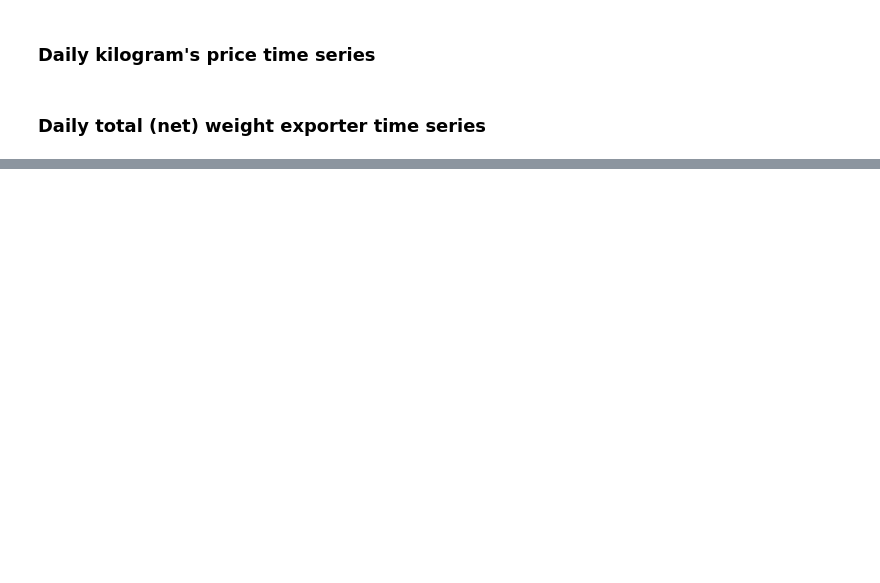
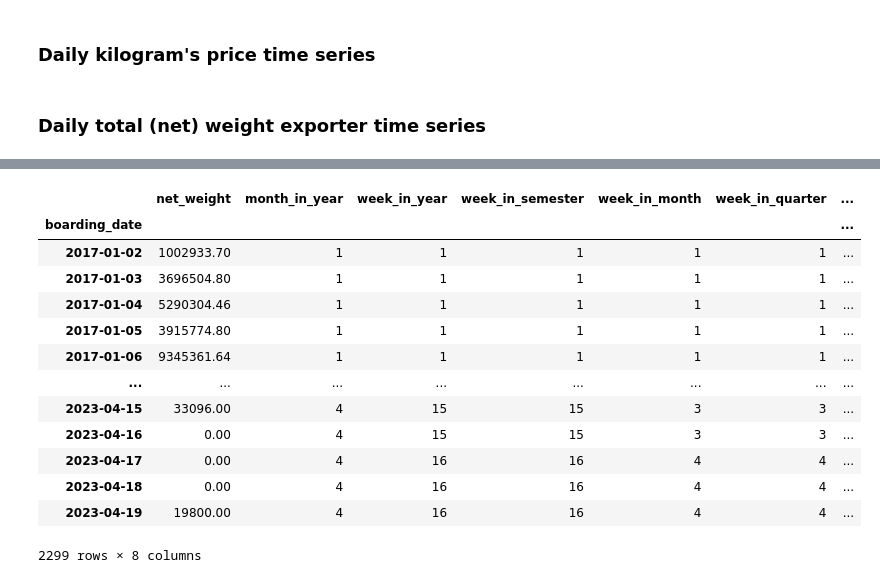
Before and after one commit to sergiopostigo/supertrade, a Jupyter notebook: exploratory_data_analysis/formatted/eda2.ipynb, the cells around one changed output, grey strips where cells are left out. Drawn from its saved outputs; the diff is of its cells as text; code cells hidden in the pictures; blank space fills up the shorter version.

```diff
--- a/exploratory_data_analysis/formatted/eda2.ipynb
+++ b/exploratory_data_analysis/formatted/eda2.ipynb
@@ -76,0 +132,17 @@ plt.show()
+# %%
+net_weight
+# %% [output]
+|  | net_weight | month_in_year | week_in_year | week_in_semester | week_in_month | week_in_quarter | ... |
+| boarding_date |  |  |  |  |  |  | ... |
+| 2017-01-02 | 1002933.70 | 1 | 1 | 1 | 1 | 1 | ... |
+| 2017-01-03 | 3696504.80 | 1 | 1 | 1 | 1 | 1 | ... |
+| 2017-01-04 | 5290304.46 | 1 | 1 | 1 | 1 | 1 | ... |
+| 2017-01-05 | 3915774.80 | 1 | 1 | 1 | 1 | 1 | ... |
+| 2017-01-06 | 9345361.64 | 1 | 1 | 1 | 1 | 1 | ... |
+| ... | ... | ... | ... | ... | ... | ... | ... |
+| 2023-04-15 | 33096.00 | 4 | 15 | 15 | 3 | 3 | ... |
+| 2023-04-16 | 0.00 | 4 | 15 | 15 | 3 | 3 | ... |
+| 2023-04-17 | 0.00 | 4 | 16 | 16 | 4 | 4 | ... |
+| 2023-04-18 | 0.00 | 4 | 16 | 16 | 4 | 4 | ... |
+| 2023-04-19 | 19800.00 | 4 | 16 | 16 | 4 | 4 | ... |
+2299 rows × 8 columns
```
Also changed, not shown: parts of 11 cells of this notebook, 3 other files.
